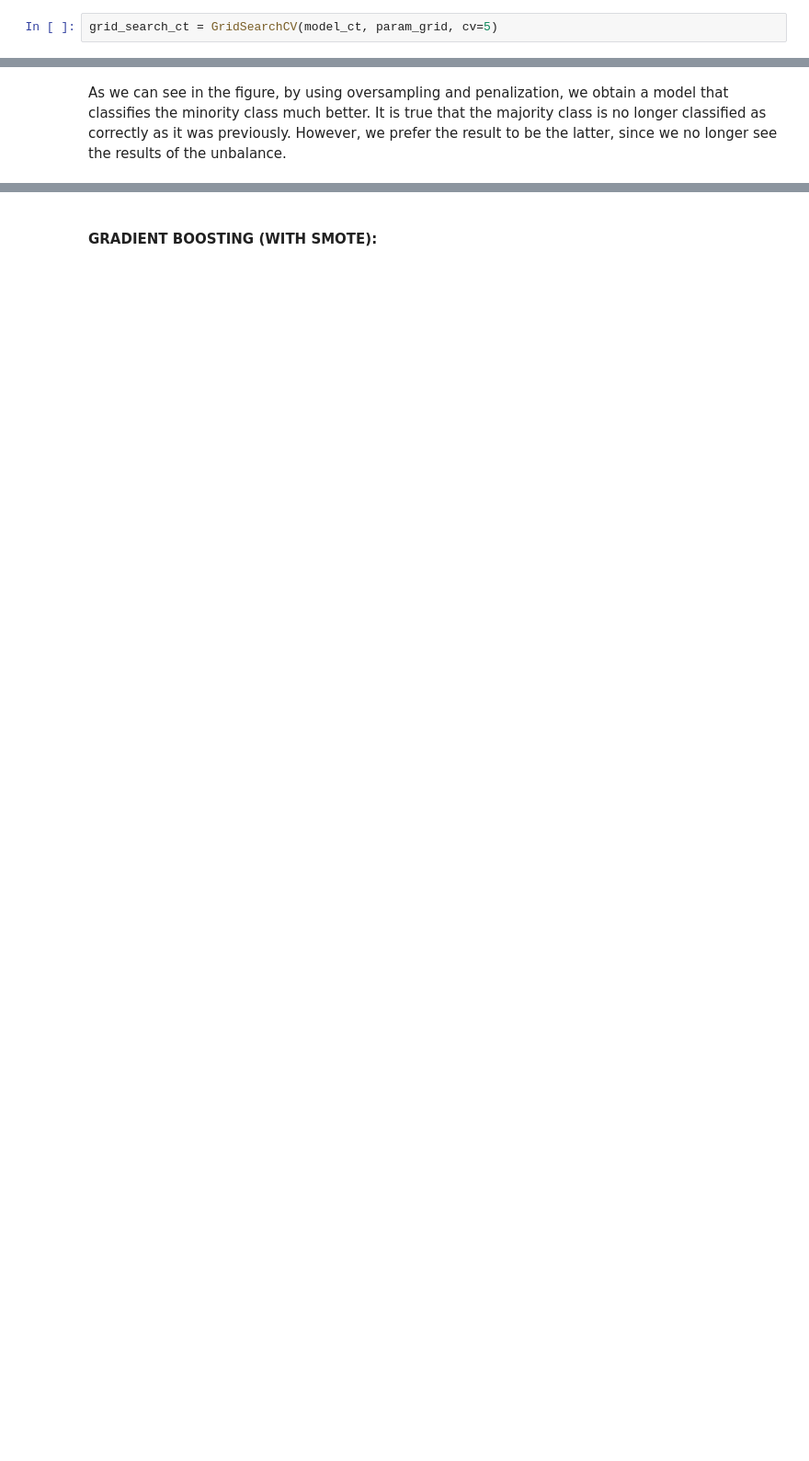
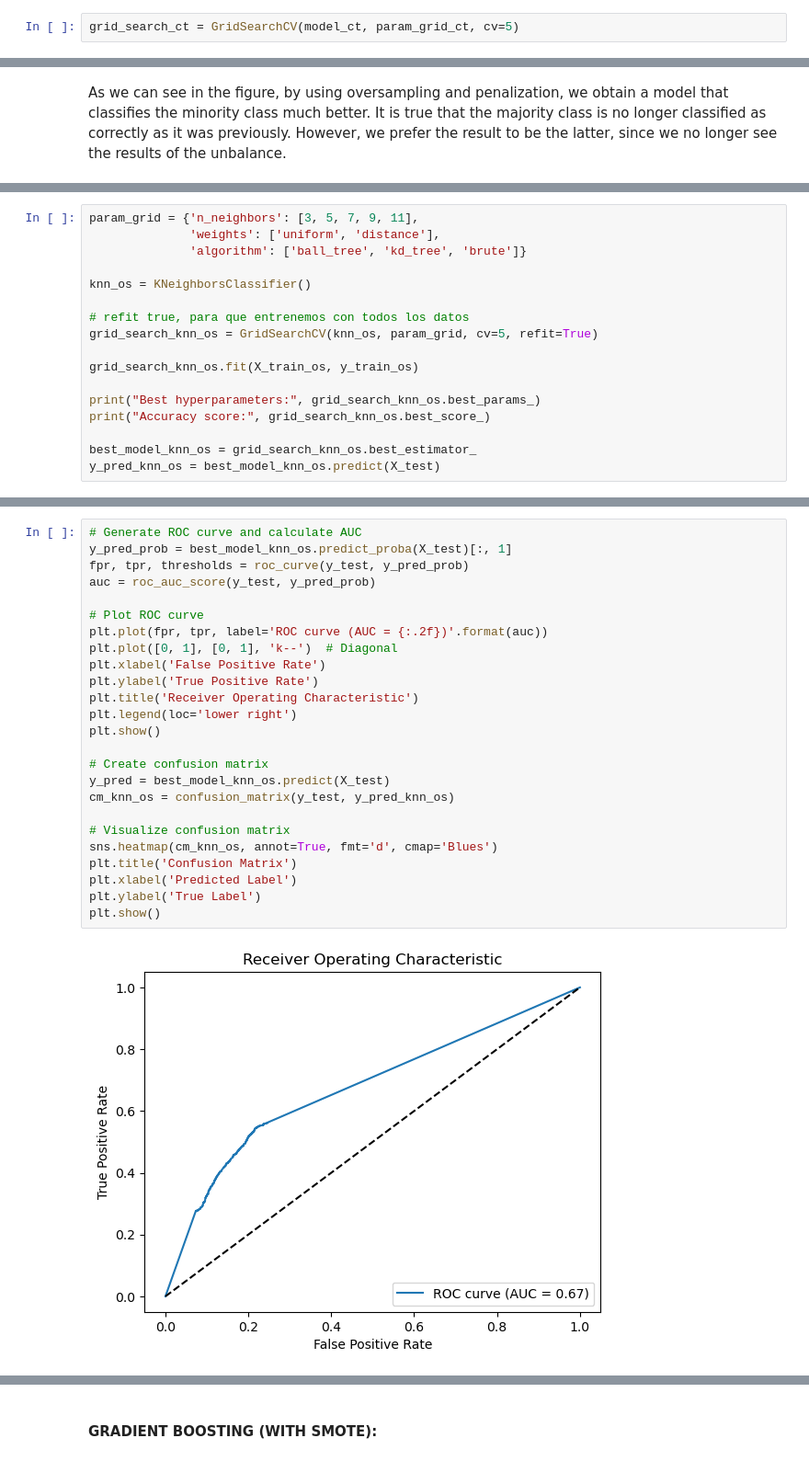
Before and after one commit to carmenmarcos00/ml_anonymization, a Jupyter notebook: ml_models/bank_models/bank_no_anonym.ipynb, the cells around one changed output, grey strips where cells are left out. Shown at 92% size. Drawn from its saved outputs; the diff is of its cells as text; blank space fills up the shorter version.

Commit message:
More comparisons of models with oversampling

```diff
--- a/ml_models/bank_models/bank_no_anonym.ipynb
+++ b/ml_models/bank_models/bank_no_anonym.ipynb
@@ -436,7 +436,7 @@ model_ct = DecisionTreeClassifier(random_state=14)
 # %% [markdown]
 We create the GridSearch object
 # %%
-grid_search_ct = GridSearchCV(model_ct, param_grid, cv=5)
+grid_search_ct = GridSearchCV(model_ct, param_grid_ct, cv=5)
 # %% [markdown]
 We make the model fit
 # %%
@@ -1053,0 +1056,17 @@ As we can see in the figure, by using oversampling and penalization, we obtain a
+# %%
+param_grid = {'n_neighbors': [3, 5, 7, 9, 11],
+              'weights': ['uniform', 'distance'],
+              'algorithm': ['ball_tree', 'kd_tree', 'brute']}
+
+knn_os = KNeighborsClassifier()
+
+# refit true, para que entrenemos con todos los datos
+grid_search_knn_os = GridSearchCV(knn_os, param_grid, cv=5, refit=True)
+
+grid_search_knn_os.fit(X_train_os, y_train_os)
+
+print("Best hyperparameters:", grid_search_knn_os.best_params_)
+print("Accuracy score:", grid_search_knn_os.best_score_)
+
+best_model_knn_os = grid_search_knn_os.best_estimator_
+y_pred_knn_os = best_model_knn_os.predict(X_test)
@@ -1053,0 +1094,27 @@ As we can see in the figure, by using oversampling and penalization, we obtain a
+# %%
+# Generate ROC curve and calculate AUC
+y_pred_prob = best_model_knn_os.predict_proba(X_test)[:, 1]
+fpr, tpr, thresholds = roc_curve(y_test, y_pred_prob)
+auc = roc_auc_score(y_test, y_pred_prob)
+
+# Plot ROC curve
+plt.plot(fpr, tpr, label='ROC curve (AUC = {:.2f})'.format(auc))
+plt.plot([0, 1], [0, 1], 'k--')  # Diagonal
+plt.xlabel('False Positive Rate')
+plt.ylabel('True Positive Rate')
+plt.title('Receiver Operating Characteristic')
+plt.legend(loc='lower right')
+plt.show()
+
+# Create confusion matrix
+y_pred = best_model_knn_os.predict(X_test)
+cm_knn_os = confusion_matrix(y_test, y_pred_knn_os)
+
+# Visualize confusion matrix
+sns.heatmap(cm_knn_os, annot=True, fmt='d', cmap='Blues')
+plt.title('Confusion Matrix')
+plt.xlabel('Predicted Label')
+plt.ylabel('True Label')
+plt.show()
+# %% [output]
+[figure, added]
```
Also changed, not shown: parts of 31 cells of this notebook.
